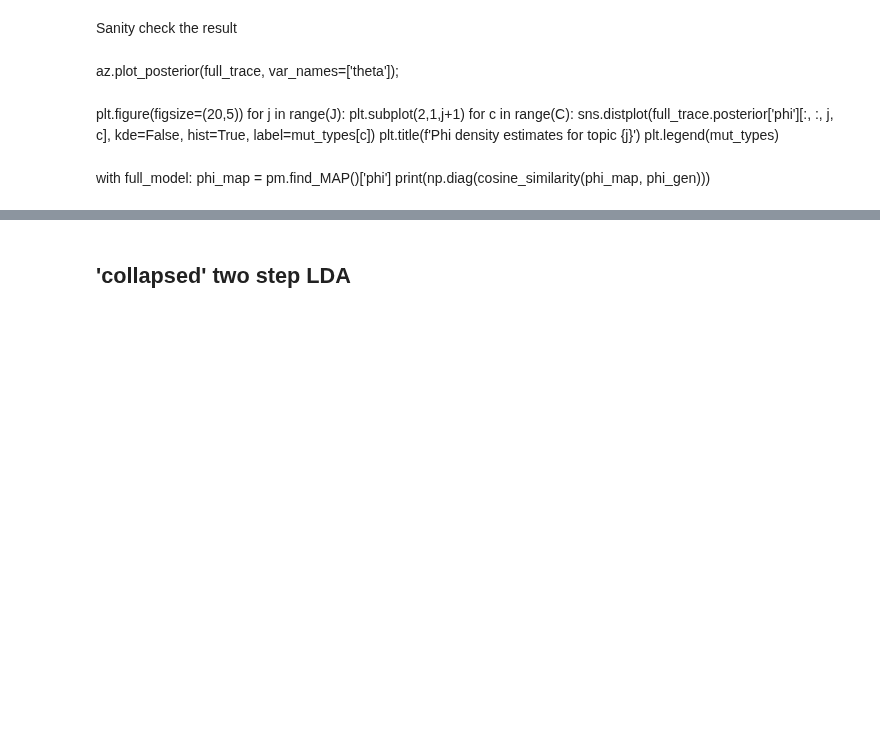
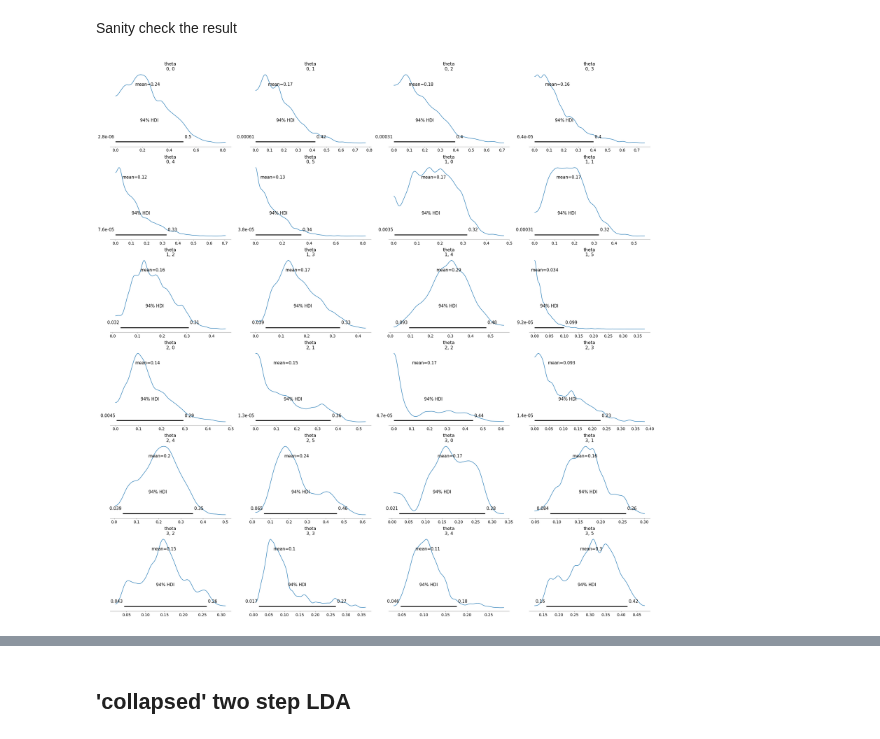
Before and after one commit to morrislab/damuta, a Jupyter notebook: twostep_lda.ipynb, the cells around one changed output, grey strips where cells are left out. Saved outputs shown, nothing was run; the diff lists cells and outputs as text; code cells hidden in the pictures; blank space fills up the shorter version.

```diff
--- a/twostep_lda.ipynb
+++ b/twostep_lda.ipynb
@@ -17,15 +35,17 @@ cpu
 # %%
 C = 32
-J = 2
+M = 3
+J = 6
 K = 5
-N = np.array([1000, 1000, 100, 30])
+N = np.array([5, 100, 100, 1000])
 S = len(N)
 
 # Hyper-parameter for priors
+alpha = np.ones(C) * 0.1
 psi = np.ones(J)
 gamma = np.ones(K) * 0.1
-alpha = np.ones(C) * 0.1
-beta = np.ones((4,K)) * 0.1
+gamma = np.array([5,1,1,1,1]) * 0.1
+beta = np.ones((K,4)) * 0.1
 beta = np.repeat(np.array([[1, 0.1, 1, 1]]), K, axis=0)
 # %%
 # Generate data
@@ -38,8 +58,9 @@ eta_gen = np.vstack([pm.Dirichlet.dist(a=beta[:,[0,2,3]]).random(size=C//2),
                      pm.Dirichlet.dist(a=beta[:,[0,1,2]]).random(size=C//2)])
 # %%
 W=(theta_gen@phi_gen).T
-Q=np.einsum('ij,ijk->ik', theta_gen, A_gen)@eta_gen
-B=np.einsum('ij,ijk->jik',W,Q).reshape(S, -1)
-X=np.vstack([d.random(size = 1) for d in map(pm.Multinomial.dist, N, B)])
+Q=np.einsum('sj,sjk->sk', theta_gen, A_gen)@eta_gen
+B=np.einsum('cs,csm->scm',W,Q).reshape(S, -1)
+data = np.vstack([d.random(size = 1) for d in map(pm.Multinomial.dist, N, B)])
+X_encoded, Y_encoded = encode_counts(data)
 # %% [markdown]
 ## Full two step model
@@ -71,2 +67,22 @@ with pm.Model() as full_model:
+# %%
+with pm.Model() as full_model:
+
+    phi = pm.Dirichlet('phi', a=alpha, shape=(J, C))
+    theta = pm.Dirichlet("theta", a=psi, shape=(S, J))
+    A = pm.Dirichlet("A", a=gamma, shape = (S, J, K))
+    etaC = pm.Dirichlet("etaC", a=beta[:,[0,2,3]], shape=(C//2, K, M))
+    etaT = pm.Dirichlet("etaT", a=beta[:,[0,1,2]], shape=(C//2, K, M))
+    eta = pm.Deterministic('eta', pm.math.concatenate([etaC, etaT], axis=0))
+
+
+    for s in range(S):
+        # draw damage context signature
+        z = pm.Categorical(f"z_{s}", p=theta[s], shape=N[s])
+        # draw mutation damage context
+        x = pm.Categorical(f"x_{s}", p=phi[z], shape=N[s], observed=X_encoded[s])
+        # draw mutation signature
+        v = pm.Categorical(f"v_{s}", p=A[s,z], shape=N[s])
+        # draw mutation
+        y = pm.Categorical(f"y_{s}", p=eta[x,v], shape=N[s], observed=Y_encoded[s])
 # %% [markdown]
 Fit the model
@@ -75,0 +89,3 @@ with full_model:
+# %%
+with full_model:
+    full_trace = pm.sample(1000, return_inferencedata=True)
@@ -76,16 +107,6 @@ with full_model:
 # %% [markdown]
 Sanity check the result
-# %% [markdown]
-az.plot_posterior(full_trace, var_names=['theta']);
-# %% [markdown]
-plt.figure(figsize=(20,5))
-for j in range(J):
-    plt.subplot(2,1,j+1)
-    for c in range(C):
-        sns.distplot(full_trace.posterior['phi'][:, :, j, c], kde=False, hist=True, label=mut_types[c])
-    plt.title(f'Phi density estimates for topic {j}')
-    plt.legend(mut_types)
-# %% [markdown]
-with full_model:
-    phi_map = pm.find_MAP()['phi']
-    print(np.diag(cosine_similarity(phi_map, phi_gen)))
+# %%
+az.plot_posterior(full_trace, var_names=['theta']);
+# %% [output]
+[figure, added]
```
Also changed, not shown: parts of 25 cells of this notebook, 1 other file.
